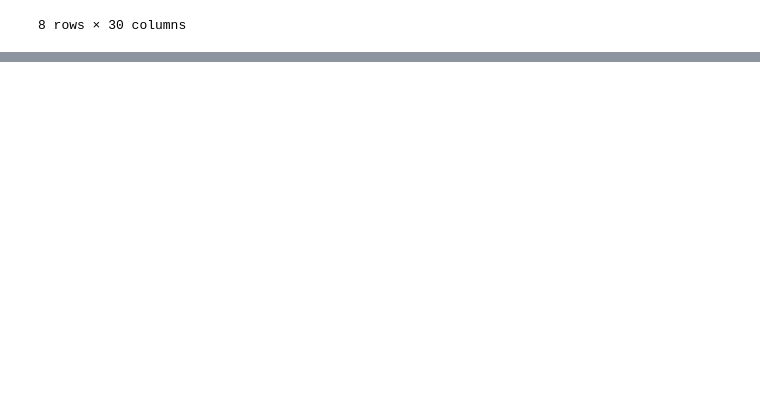
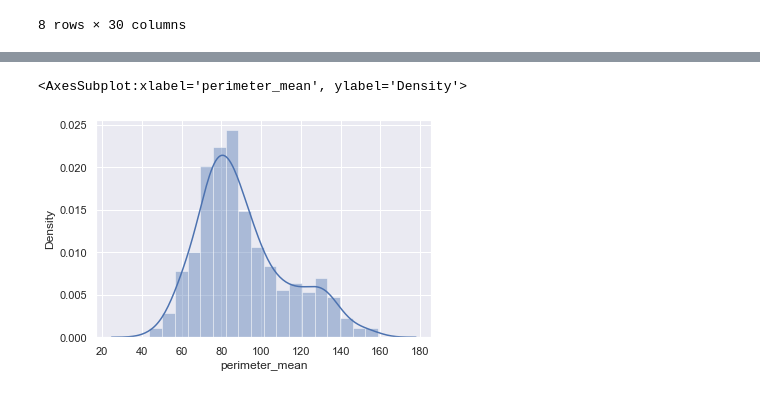
Before and after one commit to JudsonMorgan/Breast-cancer-prediction, a Jupyter notebook: Data_Preprocessing.ipynb, the cells around one changed output, grey strips where cells are left out. Drawn from its saved outputs; the diff is of its cells as text; code cells hidden in the pictures; blank space fills up the shorter version.

```diff
--- a/Data_Preprocessing.ipynb
+++ b/Data_Preprocessing.ipynb
@@ -138,0 +194,7 @@ cancer_df.describe()
+# %%
+df_3 = df_2[df_2['perimeter_mean'] <= df_2['perimeter_mean'].mean() + 3 * df_2['perimeter_mean'].std()]
+# %%
+sns.distplot(df_3['perimeter_mean'])
+# %% [output]
+<AxesSubplot:xlabel='perimeter_mean', ylabel='Density'>
+[figure, added]
```
Also changed, not shown: parts of 72 cells of this notebook.
